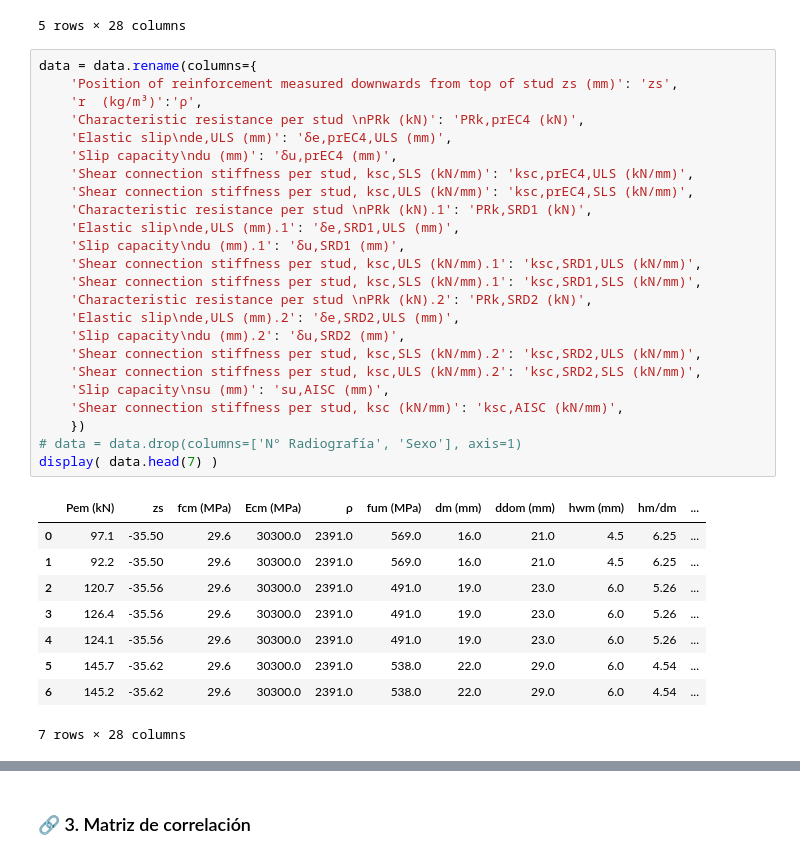
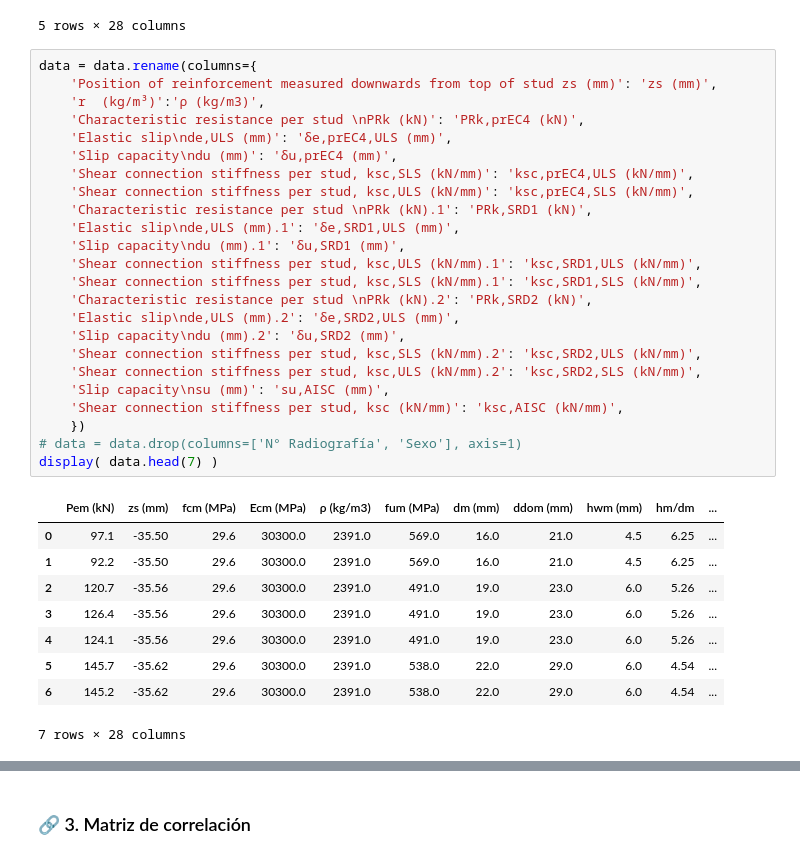
Before and after one commit to fjmucho/iAx, a Jupyter notebook: ML-e03 Red-Neuronal - Entrenamiento para Uniones-en-slabs.ipynb, the cells around one changed output, grey strips where cells are left out. Drawn from its saved outputs; the diff is of its cells as text.

```diff
--- a/ML-e03 Red-Neuronal - Entrenamiento para Uniones-en-slabs.ipynb
+++ b/ML-e03 Red-Neuronal - Entrenamiento para Uniones-en-slabs.ipynb
@@ -101,30 +101,30 @@ display( data.head(5) )
 5 rows × 28 columns
 # %%
 data = data.rename(columns={
-    'Position of reinforcement measured downwards from top of stud zs (mm)': 'zs',
-    'r  (kg/m³)':'ρ',
+    'Position of reinforcement measured downwards from top of stud zs (mm)': 'zs (mm)',
+    'r  (kg/m³)':'ρ (kg/m3)',
     'Characteristic resistance per stud \nPRk (kN)': 'PRk,prEC4 (kN)',
     'Elastic slip\nde,ULS (mm)': 'δe,prEC4,ULS (mm)',
     'Slip capacity\ndu (mm)': 'δu,prEC4 (mm)',
     'Shear connection stiffness per stud, ksc,SLS (kN/mm)': 'ksc,prEC4,ULS (kN/mm)',
     'Shear connection stiffness per stud, ksc,ULS (kN/mm)': 'ksc,prEC4,SLS (kN/mm)',
     'Characteristic resistance per stud \nPRk (kN).1': 'PRk,SRD1 (kN)',
     'Elastic slip\nde,ULS (mm).1': 'δe,SRD1,ULS (mm)',
     'Slip capacity\ndu (mm).1': 'δu,SRD1 (mm)',
     'Shear connection stiffness per stud, ksc,ULS (kN/mm).1': 'ksc,SRD1,ULS (kN/mm)',
     'Shear connection stiffness per stud, ksc,SLS (kN/mm).1': 'ksc,SRD1,SLS (kN/mm)',
     'Characteristic resistance per stud \nPRk (kN).2': 'PRk,SRD2 (kN)',
     'Elastic slip\nde,ULS (mm).2': 'δe,SRD2,ULS (mm)',
     'Slip capacity\ndu (mm).2': 'δu,SRD2 (mm)',
     'Shear connection stiffness per stud, ksc,SLS (kN/mm).2': 'ksc,SRD2,ULS (kN/mm)',
     'Shear connection stiffness per stud, ksc,ULS (kN/mm).2': 'ksc,SRD2,SLS (kN/mm)',
     'Slip capacity\nsu (mm)': 'su,AISC (mm)',
     'Shear connection stiffness per stud, ksc (kN/mm)': 'ksc,AISC (kN/mm)',
     })
 # data = data.drop(columns=['N° Radiografía', 'Sexo'], axis=1)
 display( data.head(7) )
 # %% [output]
-|  | Pem (kN) | zs | fcm (MPa) | Ecm (MPa) | ρ | fum (MPa) | dm (mm) | ddom (mm) | hwm (mm) | hm/dm | ... |
+|  | Pem (kN) | zs (mm) | fcm (MPa) | Ecm (MPa) | ρ (kg/m3) | fum (MPa) | dm (mm) | ddom (mm) | hwm (mm) | hm/dm | ... |
 | 0 | 97.1 | -35.50 | 29.6 | 30300.0 | 2391.0 | 569.0 | 16.0 | 21.0 | 4.5 | 6.25 | ... |
 | 1 | 92.2 | -35.50 | 29.6 | 30300.0 | 2391.0 | 569.0 | 16.0 | 21.0 | 4.5 | 6.25 | ... |
 | 2 | 120.7 | -35.56 | 29.6 | 30300.0 | 2391.0 | 491.0 | 19.0 | 23.0 | 6.0 | 5.26 | ... |
```
Also changed, not shown: parts of 27 cells of this notebook, 6 other files.
